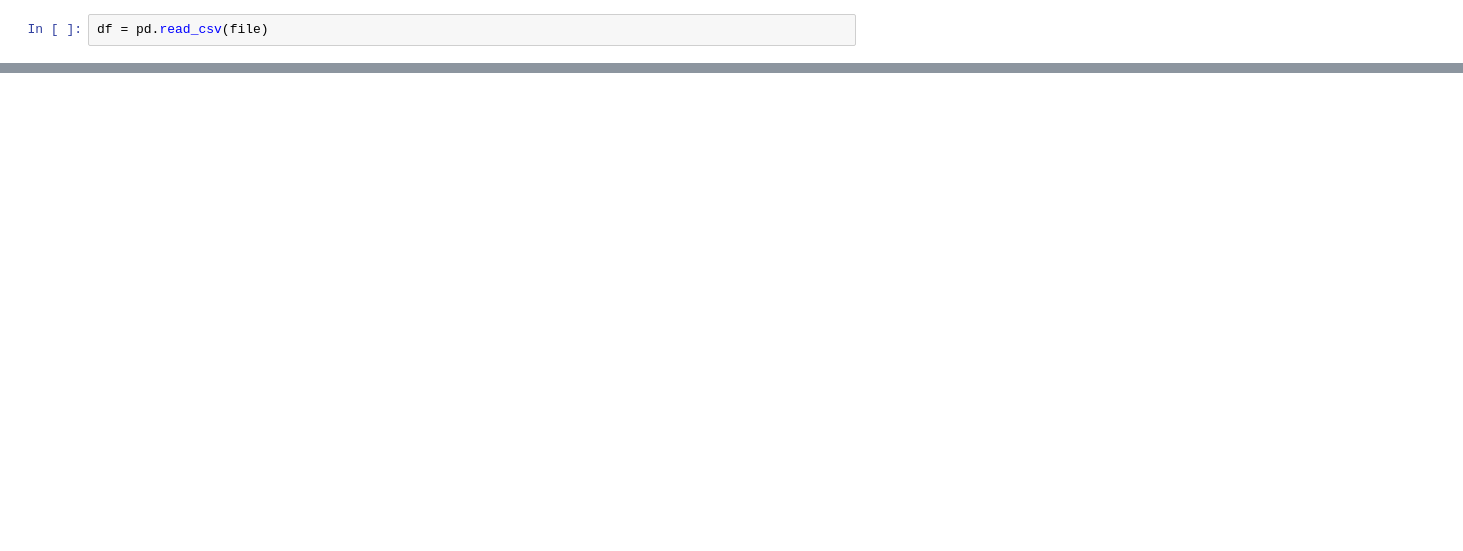
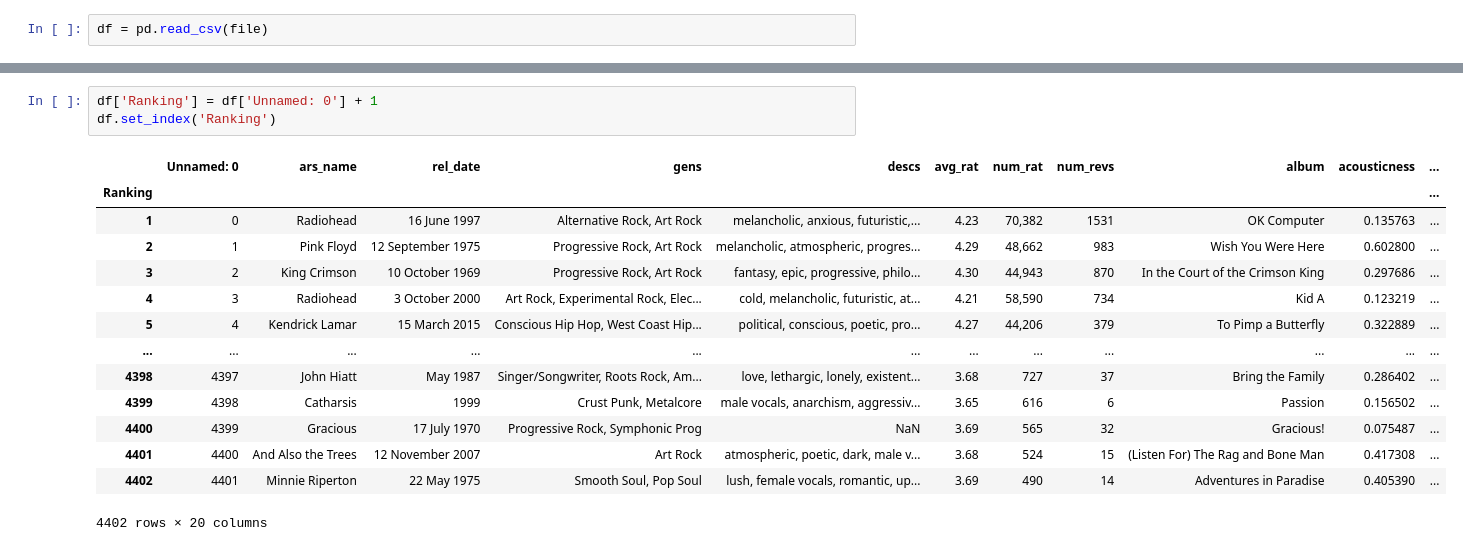
Before and after one commit to MScaramuzzi/FAIKR-3, a Jupyter notebook: fix_df.ipynb, the cells around one changed output, grey strips where cells are left out. Drawn from its saved outputs; the diff is of its cells as text; blank space fills up the shorter version.

```diff
--- a/fix_df.ipynb
+++ b/fix_df.ipynb
@@ -21,0 +21,18 @@ df.head(10)
+# %%
+df['Ranking'] = df['Unnamed: 0'] + 1
+df.set_index('Ranking')
+# %% [output]
+|  | Unnamed: 0 | ars_name | rel_date | gens | descs | avg_rat | num_rat | num_revs | album | acousticness | ... |
+| Ranking |  |  |  |  |  |  |  |  |  |  | ... |
+| 1 | 0 | Radiohead | 16 June 1997 | Alternative Rock, Art Rock | melancholic, anxious, futuristic,... | 4.23 | 70,382 | 1531 | OK Computer | 0.135763 | ... |
+| 2 | 1 | Pink Floyd | 12 September 1975 | Progressive Rock, Art Rock | melancholic, atmospheric, progres... | 4.29 | 48,662 | 983 | Wish You Were Here | 0.602800 | ... |
+| 3 | 2 | King Crimson | 10 October 1969 | Progressive Rock, Art Rock | fantasy, epic, progressive, philo... | 4.30 | 44,943 | 870 | In the Court of the Crimson King | 0.297686 | ... |
+| 4 | 3 | Radiohead | 3 October 2000 | Art Rock, Experimental Rock, Elec... | cold, melancholic, futuristic, at... | 4.21 | 58,590 | 734 | Kid A | 0.123219 | ... |
+| 5 | 4 | Kendrick Lamar | 15 March 2015 | Conscious Hip Hop, West Coast Hip... | political, conscious, poetic, pro... | 4.27 | 44,206 | 379 | To Pimp a Butterfly | 0.322889 | ... |
+| ... | ... | ... | ... | ... | ... | ... | ... | ... | ... | ... | ... |
+| 4398 | 4397 | John Hiatt | May 1987 | Singer/Songwriter, Roots Rock, Am... | love, lethargic, lonely, existent... | 3.68 | 727 | 37 | Bring the Family | 0.286402 | ... |
+| 4399 | 4398 | Catharsis | 1999 | Crust Punk, Metalcore | male vocals, anarchism, aggressiv... | 3.65 | 616 | 6 | Passion | 0.156502 | ... |
+| 4400 | 4399 | Gracious | 17 July 1970 | Progressive Rock, Symphonic Prog | NaN | 3.69 | 565 | 32 | Gracious! | 0.075487 | ... |
+| 4401 | 4400 | And Also the Trees | 12 November 2007 | Art Rock | atmospheric, poetic, dark, male v... | 3.68 | 524 | 15 | (Listen For) The Rag and Bone Man | 0.417308 | ... |
+| 4402 | 4401 | Minnie Riperton | 22 May 1975 | Smooth Soul, Pop Soul | lush, female vocals, romantic, up... | 3.69 | 490 | 14 | Adventures in Paradise | 0.405390 | ... |
+4402 rows × 20 columns
```
Also changed, not shown: parts of 25 cells of this notebook.
